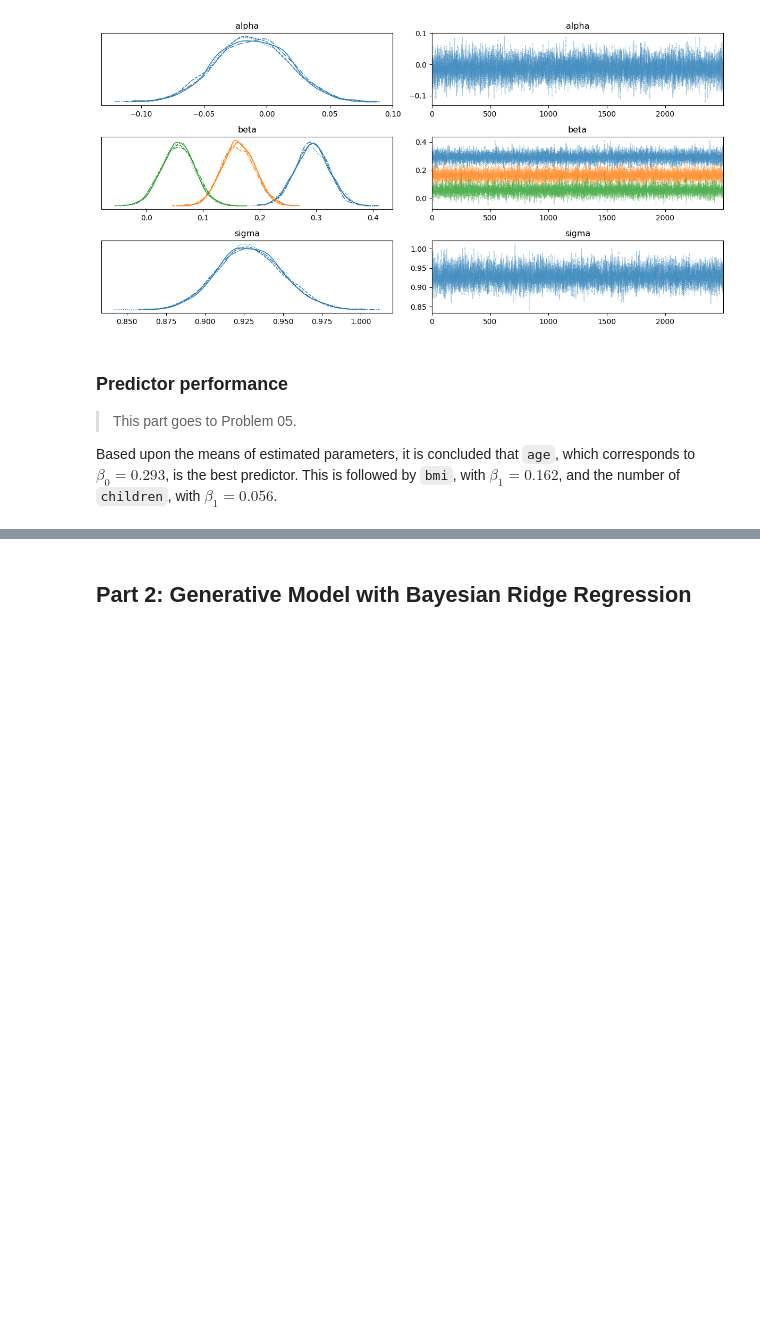
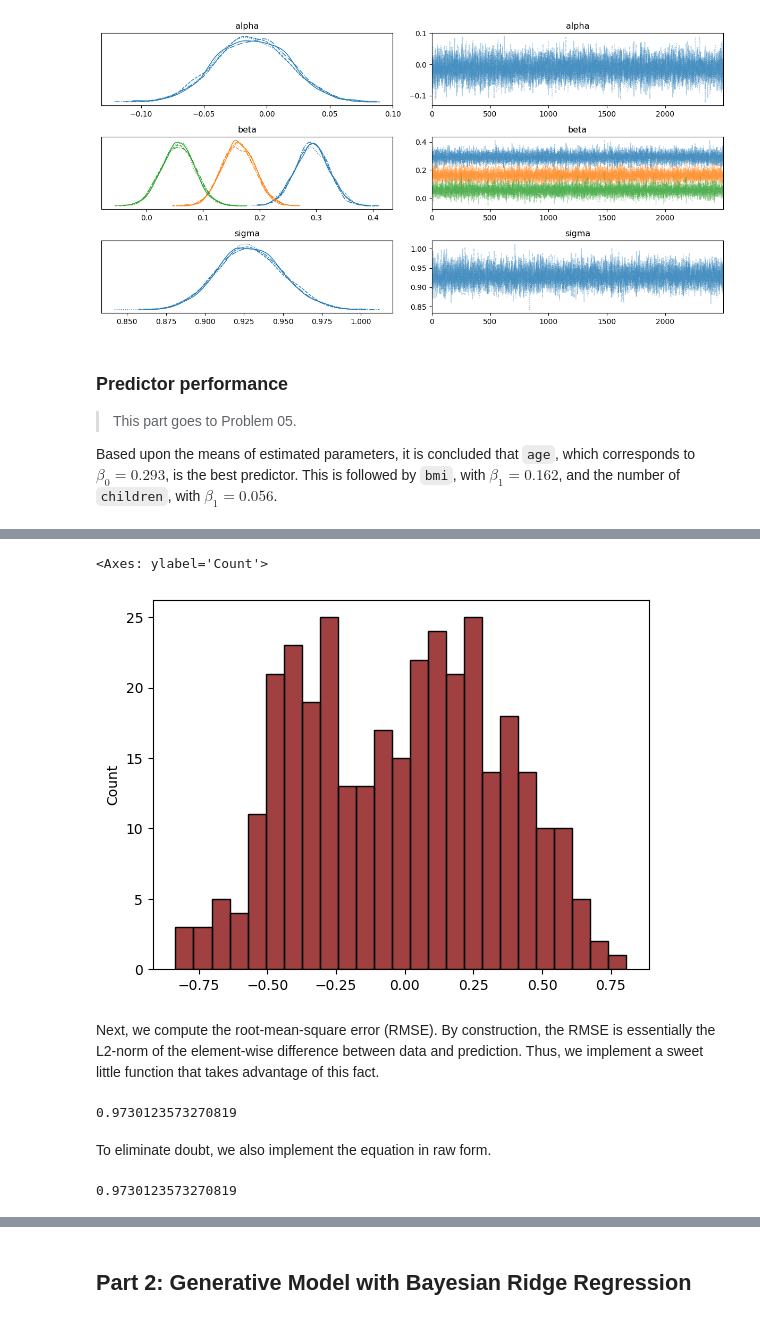
Before and after one commit to jerrymhuang/DreamDrone, a Jupyter notebook: CM03/Bayesian_Insurance.ipynb, the cells around one changed output, grey strips where cells are left out. Cells and saved outputs as stored; diff of their text form; code cells hidden in the pictures; blank space fills up the shorter version.

```diff
--- a/CM03/Bayesian_Insurance.ipynb
+++ b/CM03/Bayesian_Insurance.ipynb
@@ -262,0 +257,15 @@ def rmse(data):
+# %%
+# Extract generated predictive samples
+pred_samples = fit.to_frame().iloc[:,12:]
+
+# Compute sample means and global means
+sample_means = pred_samples.mean()
+global_mean = sample_means.mean()
+# %%
+# Plot the predictive distribution
+sns.histplot(sample_means, bins=25, color="maroon")
+# %% [output]
+<Axes: ylabel='Count'>
+[figure, added]
+# %% [markdown]
+Next, we compute the root-mean-square error (RMSE). By construction, the RMSE is essentially the L2-norm of the element-wise difference between data and prediction. Thus, we implement a sweet little function that takes advantage of this fact.
@@ -262,0 +280,13 @@ def rmse(data):
+# %%
+e = rmse(test_data[:,-1], pred_samples.mean())
+e
+# %% [output]
+0.9730123573270819
+# %% [markdown]
+To eliminate doubt, we also implement the equation in raw form.
+# %%
+## Validate that the result is correct by performing a raw calculation through direct implementation, in case of doubt.
+rmse_manual = np.sqrt(np.sum((pred_samples.mean() - test_data[:,-1])**2) / test_data[:,-1].shape[0])
+rmse_manual
+# %% [output]
+0.9730123573270819
```
Also changed, not shown: parts of 7 cells of this notebook.
